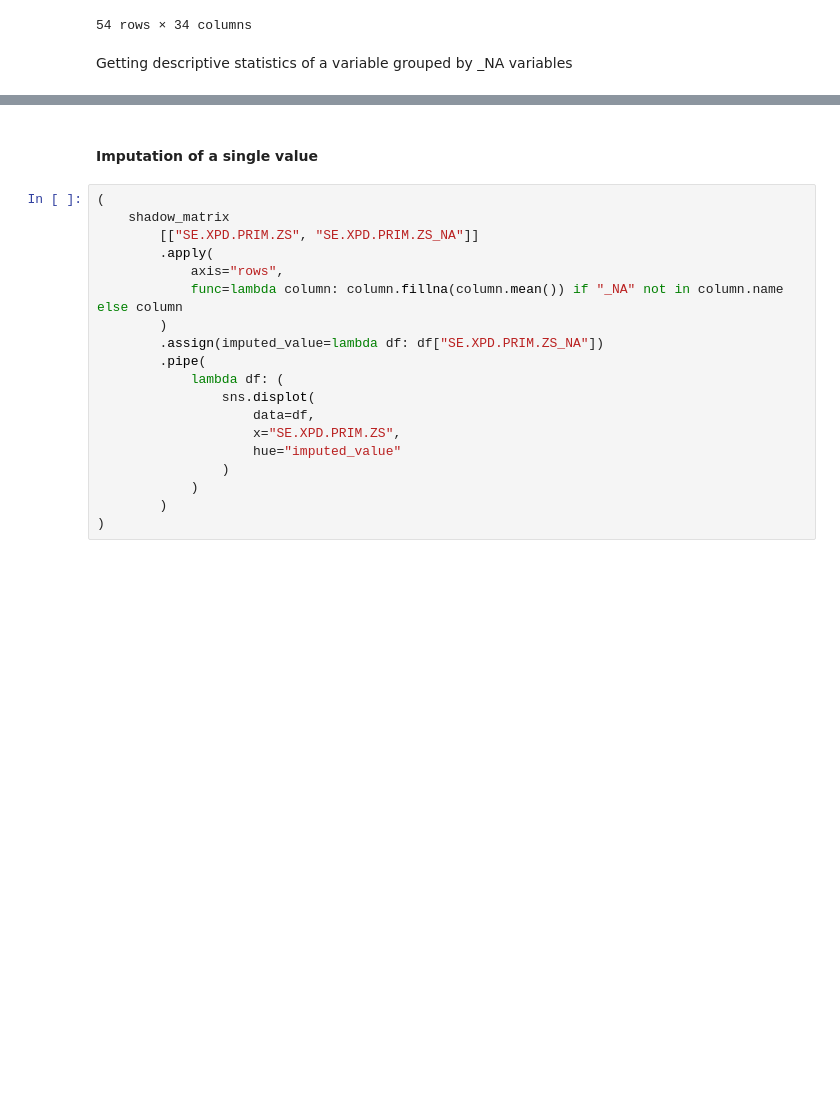
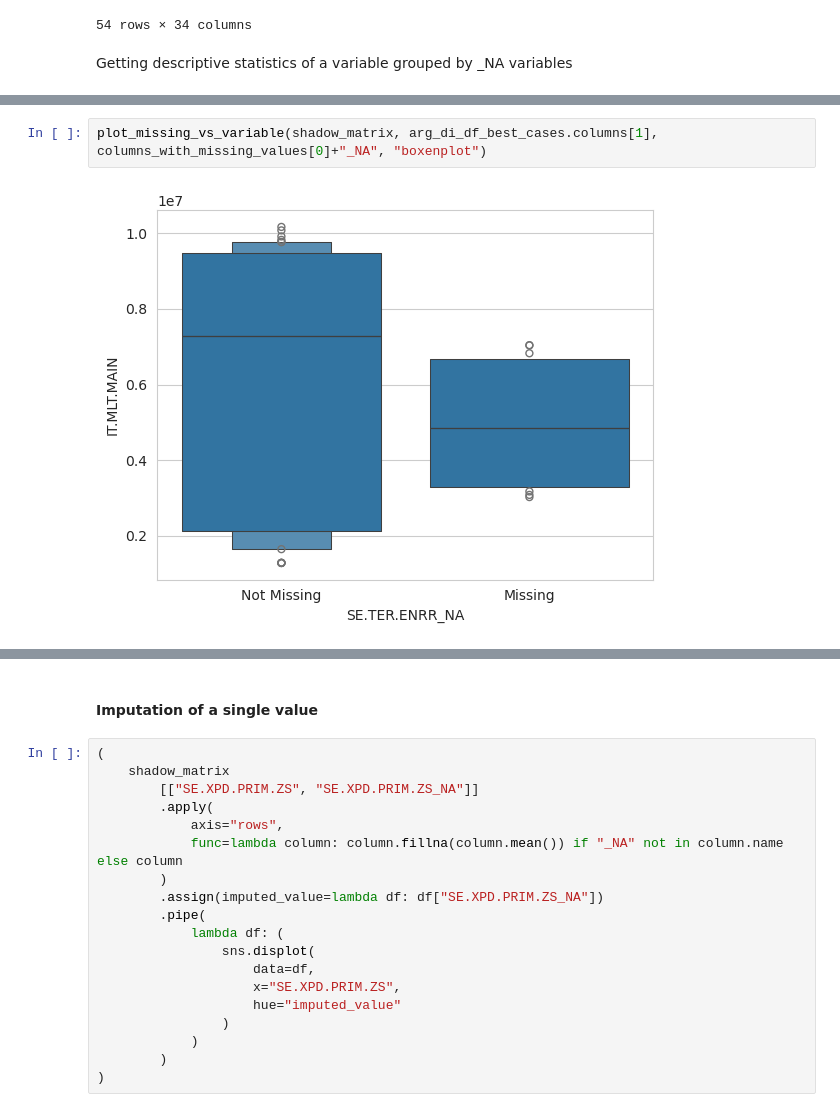
Before and after one commit to alejo-cuello/research-on-argentina, a Jupyter notebook: notebooks/0.1-alejo-explore_data.ipynb, the cells around one changed output, grey strips where cells are left out. Saved outputs shown, nothing was run; the diff lists cells and outputs as text; blank space fills up the shorter version.

```diff
--- a/notebooks/0.1-alejo-explore_data.ipynb
+++ b/notebooks/0.1-alejo-explore_data.ipynb
@@ -403,0 +363,4 @@ missingno.dendrogram(df=arg_di_df_best_cases)
+# %%
+plot_missing_vs_variable(shadow_matrix, arg_di_df_best_cases.columns[1],  columns_with_missing_values[0]+"_NA", "boxenplot")
+# %% [output]
+[figure, added]
```
Also changed, not shown: parts of 16 cells of this notebook, 1 other file.
